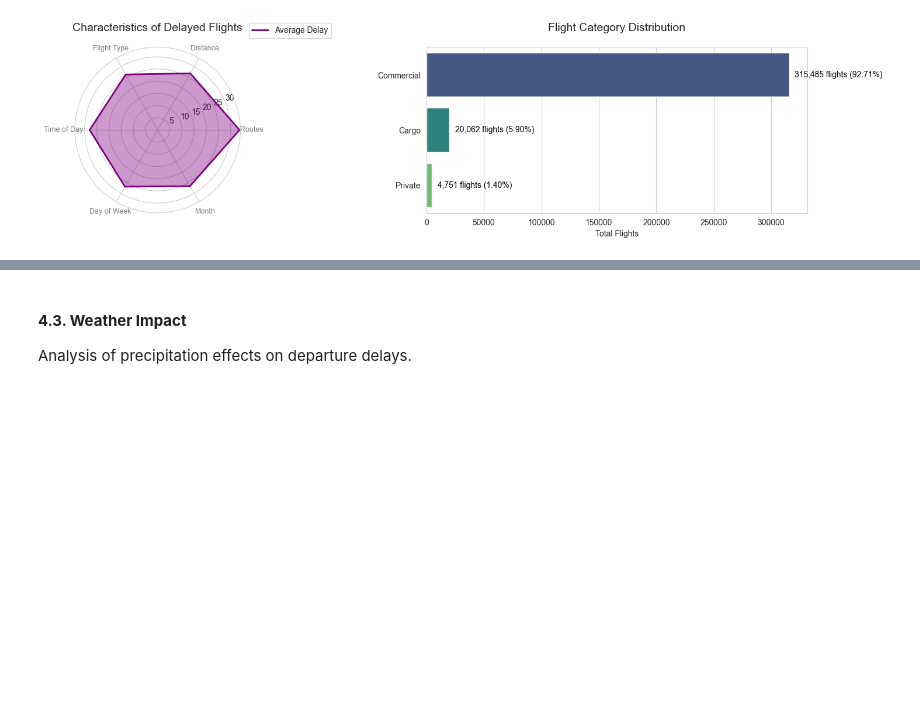
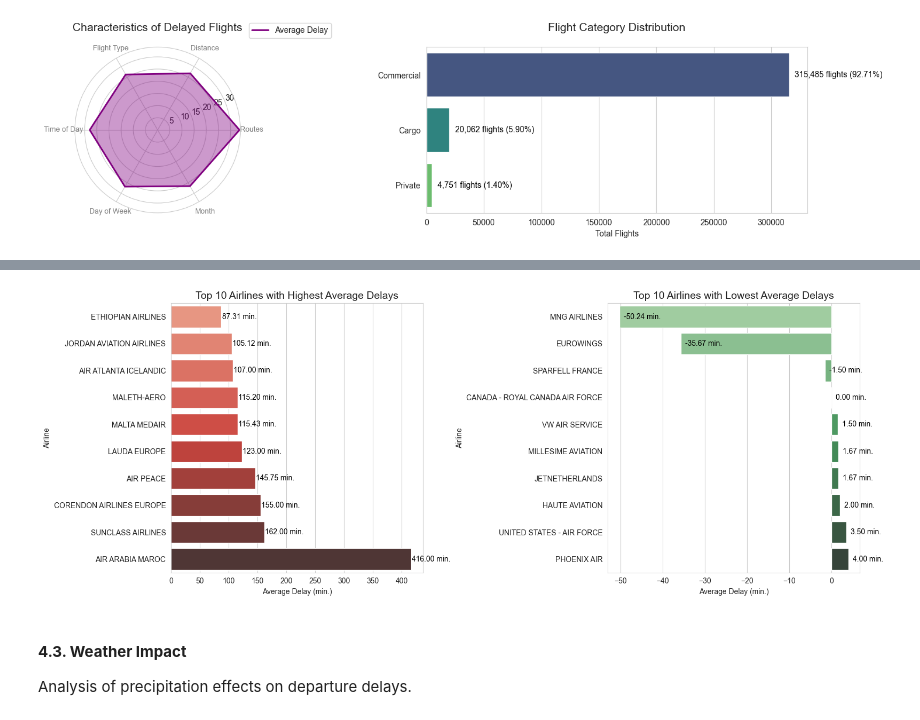
Before and after one commit to DT-Service-Consulting/avstats, a Jupyter notebook: avstats/AvStats_EDA.ipynb, the cells around one changed output, grey strips where cells are left out. Cells and saved outputs as stored; diff of their text form; code cells hidden in the pictures; blank space fills up the shorter version.

```diff
--- a/avstats/AvStats_EDA.ipynb
+++ b/avstats/AvStats_EDA.ipynb
@@ -391,3 +409,35 @@ plot_route_analysis(df=df, route_column='route_iata_code', delay_column='dep_del
+# %%
+def plot_airline_avg_delays(df, delay_column='dep_delay', airline_column='airline_name', top_n=10):
+    # Calculate average delays by airline
+    airline_delays = df.groupby(airline_column)[delay_column].mean().sort_values()
+
+    plt.figure(figsize=(16, 6))
+    sns.set_style("whitegrid")
+
+    # Top airlines with the highest average delays
+    ax1 = plt.subplot(1, 2, 1)
+    sns.barplot(x=airline_delays.tail(top_n).values, y=airline_delays.tail(top_n).index, palette='Reds_d', ax=ax1)
+    ax1.set_title(f"Top {top_n} Airlines with Highest Average Delays", fontsize=14)
+    ax1.set_xlabel("Average Delay (min.)")
+    ax1.set_ylabel("Airline")
+    for i, (value, airline) in enumerate(zip(airline_delays.tail(top_n).values, airline_delays.tail(top_n).index)):
+        ax1.text(value + 1, i, f"{value:.2f} min.", color='black', va='center', fontsize=10)
+
+    # Top airlines with the lowest average delays
+    ax2 = plt.subplot(1, 2, 2)
+    sns.barplot(x=airline_delays.head(top_n).values, y=airline_delays.head(top_n).index, palette='Greens_d', ax=ax2)
+    ax2.set_title(f"Top {top_n} Airlines with Lowest Average Delays", fontsize=14)
+    ax2.set_xlabel("Average Delay (min.)")
+    ax2.set_ylabel("Airline")
+    for i, (value, airline) in enumerate(zip(airline_delays.head(top_n).values, airline_delays.head(top_n).index)):
+        ax2.text(value + 1, i, f"{value:.2f} min.", color='black', va='center', fontsize=10)
+
+    plt.tight_layout()
+    plt.show()
+# %%
+plot_airline_avg_delays(df, delay_column='dep_delay', airline_column='airline_name', top_n=10)
+# %% [output]
+[figure, added]
 # %% [markdown]
 #### **4.3. Weather Impact**
 
```
Also changed, not shown: parts of 6 cells of this notebook, 1 other file.
